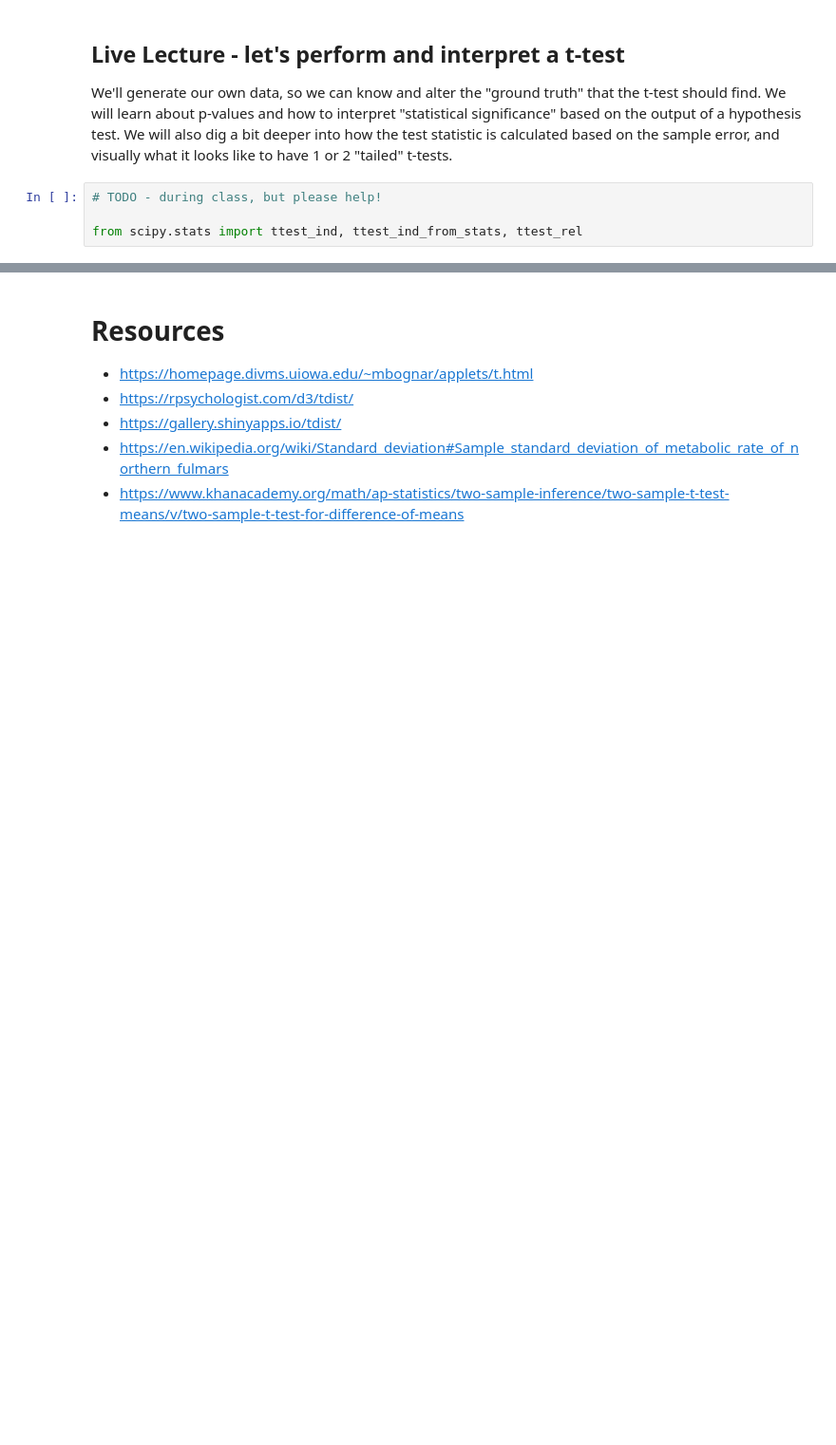
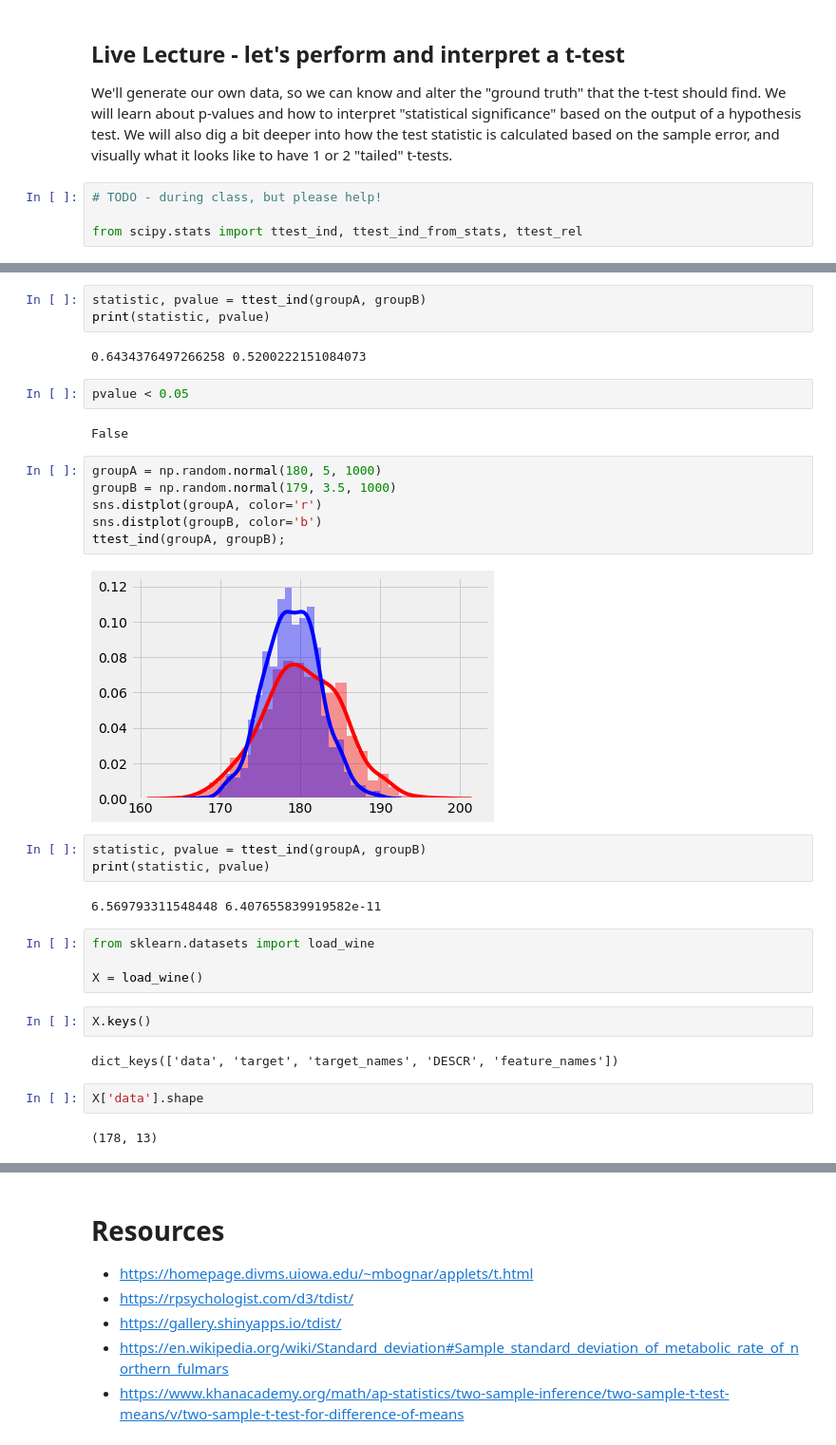
Before and after one commit to bloominstituteoftechnology/DS-Unit-1-Sprint-3-Statistical-Tests-and-Experiments, a Jupyter notebook: module1-statistics-probability-and-inference/LS_DS_131_Statistics_Probability_and_Inference.ipynb, the cells around one changed output, grey strips where cells are left out. Shown at 95% size. Saved outputs shown, nothing was run; the diff lists cells and outputs as text; blank space fills up the shorter version.

```diff
--- a/module1-statistics-probability-and-inference/LS_DS_131_Statistics_Probability_and_Inference.ipynb
+++ b/module1-statistics-probability-and-inference/LS_DS_131_Statistics_Probability_and_Inference.ipynb
@@ -105,0 +158,34 @@ from scipy.stats import ttest_ind, ttest_ind_from_stats, ttest_rel
+# %%
+statistic, pvalue = ttest_ind(groupA, groupB)
+print(statistic, pvalue)
+# %% [output]
+0.6434376497266258 0.5200222151084073
+# %%
+pvalue < 0.05
+# %% [output]
+False
+# %%
+groupA = np.random.normal(180, 5, 1000)
+groupB = np.random.normal(179, 3.5, 1000)
+sns.distplot(groupA, color='r')
+sns.distplot(groupB, color='b')
+ttest_ind(groupA, groupB);
+# %% [output]
+[figure, added]
+# %%
+statistic, pvalue = ttest_ind(groupA, groupB)
+print(statistic, pvalue)
+# %% [output]
+6.569793311548448 6.407655839919582e-11
+# %%
+from sklearn.datasets import load_wine
+
+X = load_wine()
+# %%
+X.keys()
+# %% [output]
+dict_keys(['data', 'target', 'target_names', 'DESCR', 'feature_names'])
+# %%
+X['data'].shape
+# %% [output]
+(178, 13)
```
Also changed, not shown: parts of 24 cells of this notebook.
